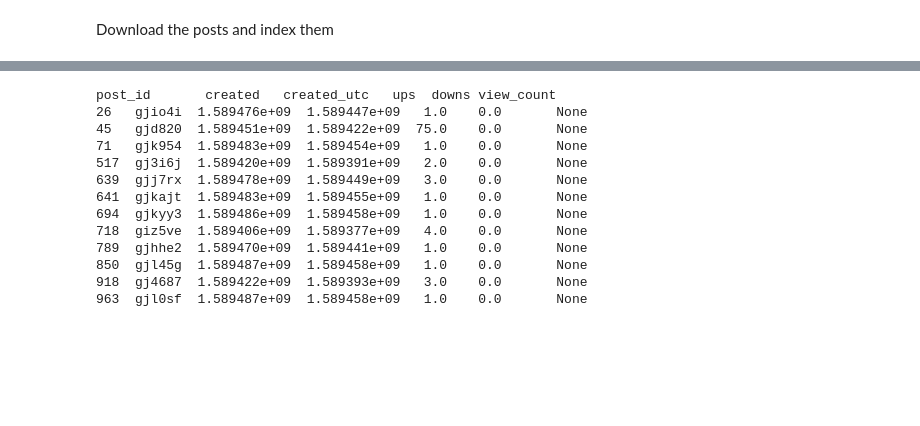
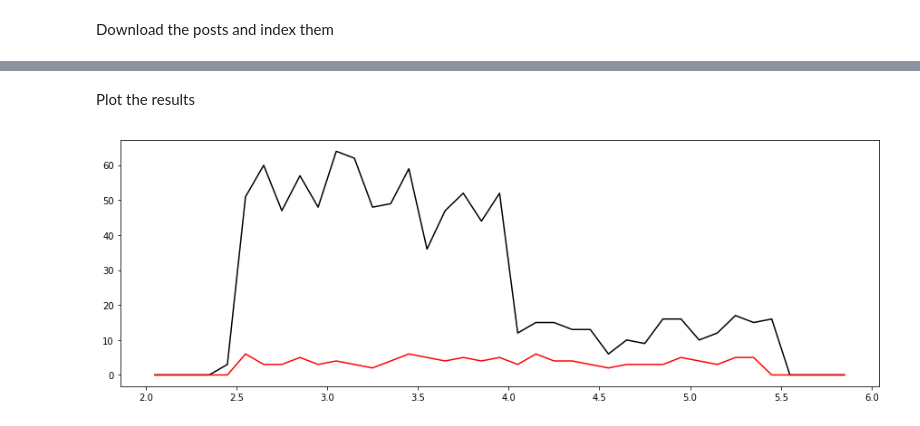
Before and after one commit to timberhill/reddy, a Jupyter notebook: reddy.ipynb, the cells around one changed output, grey strips where cells are left out. Cells and saved outputs as stored; diff of their text form; code cells hidden in the pictures; blank space fills up the shorter version.

Commit message:
added histogram

```diff
--- a/reddy.ipynb
+++ b/reddy.ipynb
@@ -45,18 +46,25 @@ cache.update_all_indices()
-# %%
-lastposts = cache.select(subreddit_name, t=(datetime.utcnow()-timedelta(days=1), datetime.utcnow()))
-
-print(lastposts)
-# %% [output]
-post_id       created   created_utc   ups  downs view_count
-26   gjio4i  1.589476e+09  1.589447e+09   1.0    0.0       None
-45   gjd820  1.589451e+09  1.589422e+09  75.0    0.0       None
-71   gjk954  1.589483e+09  1.589454e+09   1.0    0.0       None
-517  gj3i6j  1.589420e+09  1.589391e+09   2.0    0.0       None
-639  gjj7rx  1.589478e+09  1.589449e+09   3.0    0.0       None
-641  gjkajt  1.589483e+09  1.589455e+09   1.0    0.0       None
-694  gjkyy3  1.589486e+09  1.589458e+09   1.0    0.0       None
-718  giz5ve  1.589406e+09  1.589377e+09   4.0    0.0       None
-789  gjhhe2  1.589470e+09  1.589441e+09   1.0    0.0       None
-850  gjl45g  1.589487e+09  1.589458e+09   1.0    0.0       None
-918  gj4687  1.589422e+09  1.589393e+09   3.0    0.0       None
-963  gjl0sf  1.589487e+09  1.589458e+09   1.0    0.0       None
+# %% [markdown]
+Plot the results
+# %%
+posts = cache.select(subreddit_name, t=None)
+
+posts["created_utc_obj"] = posts.apply(lambda row: datetime.utcfromtimestamp(row["created_utc"]), axis=1)
+
+months_all  = [t.month + t.day/31 for t in posts["created_utc_obj"]]
+months_some = [t.month + t.day/31 for t in posts.where(posts["ups"] > 100).dropna(axis=0, how='any')["created_utc_obj"]]
+import numpy as np
+
+f, ax = plt.subplots(1, 1, figsize=(15, 5))
+bins = np.arange(2, 6, 1.0 / 10)
+
+y, x = np.histogram(months_all, bins=bins)
+x = 0.5*(x[1:]+x[:-1])
+ax.plot(x, y, "k-")
+
+y, x = np.histogram(months_some, bins=bins)
+x = 0.5*(x[1:]+x[:-1])
+ax.plot(x, y, "r-")
+
+plt.show()
+# %% [output]
+[figure, added]
```
Also changed, not shown: parts of 2 cells of this notebook, 1 other file.
